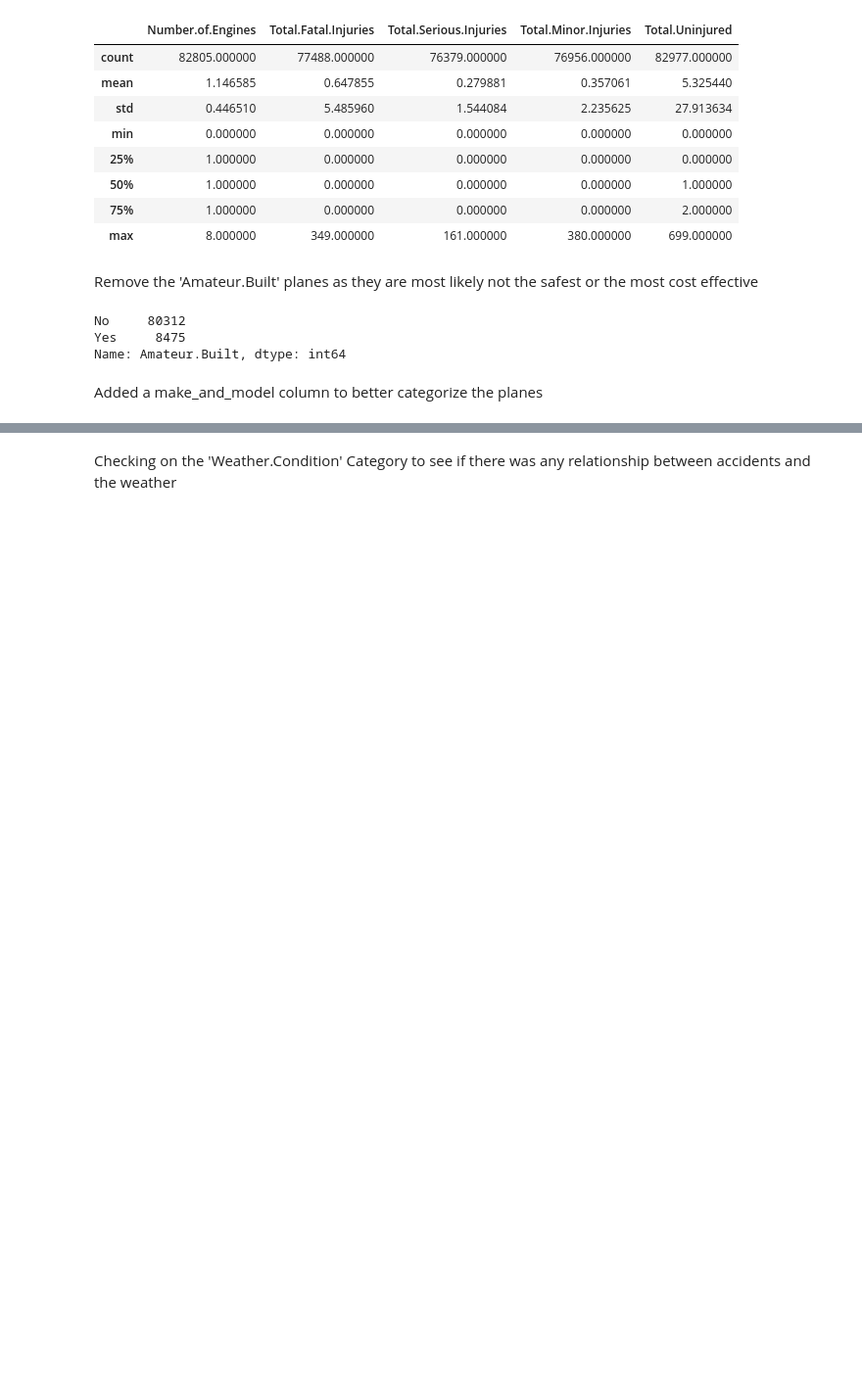
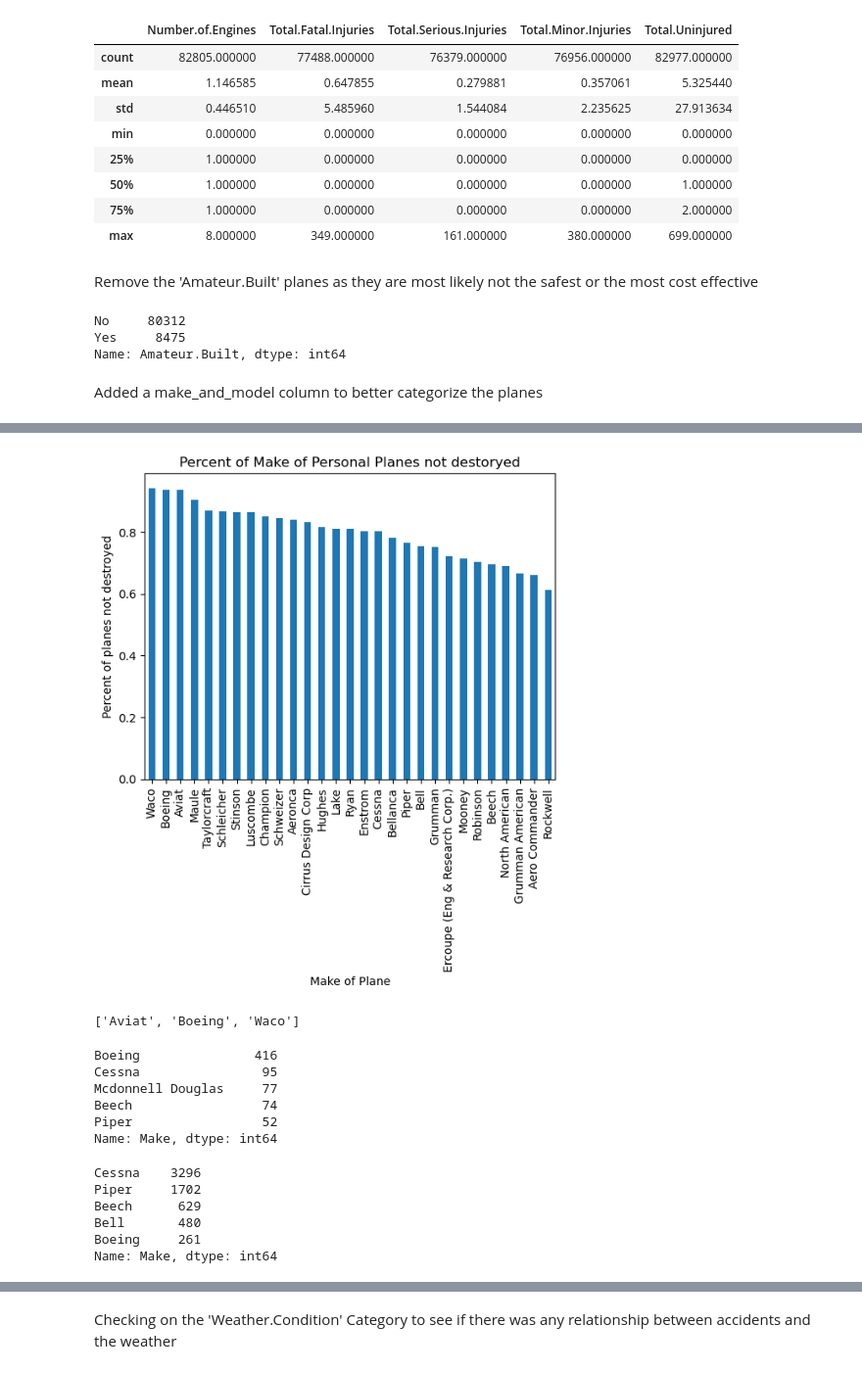
Before and after one commit to Reynch/dsc-phase-1-project-v3, a Jupyter notebook: student.ipynb, the cells around one changed output, grey strips where cells are left out. Shown at 98% size. Saved outputs shown, nothing was run; the diff lists cells and outputs as text; code cells hidden in the pictures; blank space fills up the shorter version.

```diff
--- a/student.ipynb
+++ b/student.ipynb
@@ -158,0 +180,13 @@ aviation_df['year'] = aviation_df['Event.Date'].dt.year
+# %%
+substantial_personal = personal_df[personal_df['Aircraft.damage'] == 'Substantial']['Make'].value_counts()
+substantial_make = substantial_personal.div(personal_df['Make'].value_counts()).sort_values()
+ax= minor_sub.plot(kind = 'bar')
+ax.set_xlabel('Make of Plane')
+ax.set_ylabel('Percent of planes not destroyed')
+ax.set_title('Percent of Make of Personal Planes not destoryed');
+# %% [output]
+[figure, added]
+# %%
+list((substantial_make+ make_minor).dropna().sort_values()[-3:].index)
+# %% [output]
+['Aviat', 'Boeing', 'Waco']
@@ -158,0 +203,18 @@ aviation_df['year'] = aviation_df['Event.Date'].dt.year
+# %%
+minor_private.head()
+# %% [output]
+Boeing               416
+Cessna                95
+Mcdonnell Douglas     77
+Beech                 74
+Piper                 52
+Name: Make, dtype: int64
+# %%
+sub_private.head()
+# %% [output]
+Cessna    3296
+Piper     1702
+Beech      629
+Bell       480
+Boeing     261
+Name: Make, dtype: int64
```
Also changed, not shown: parts of 43 cells of this notebook, 1 other file.
